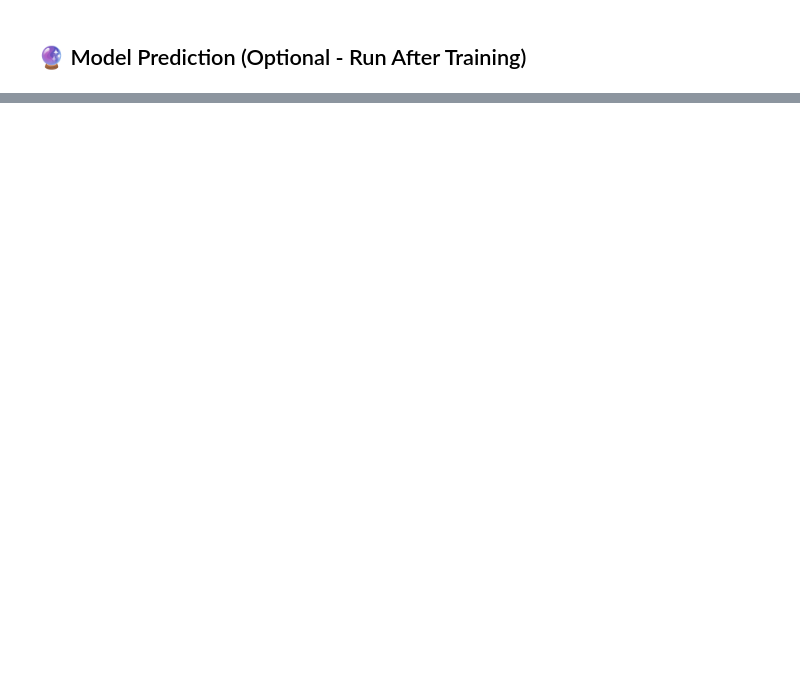
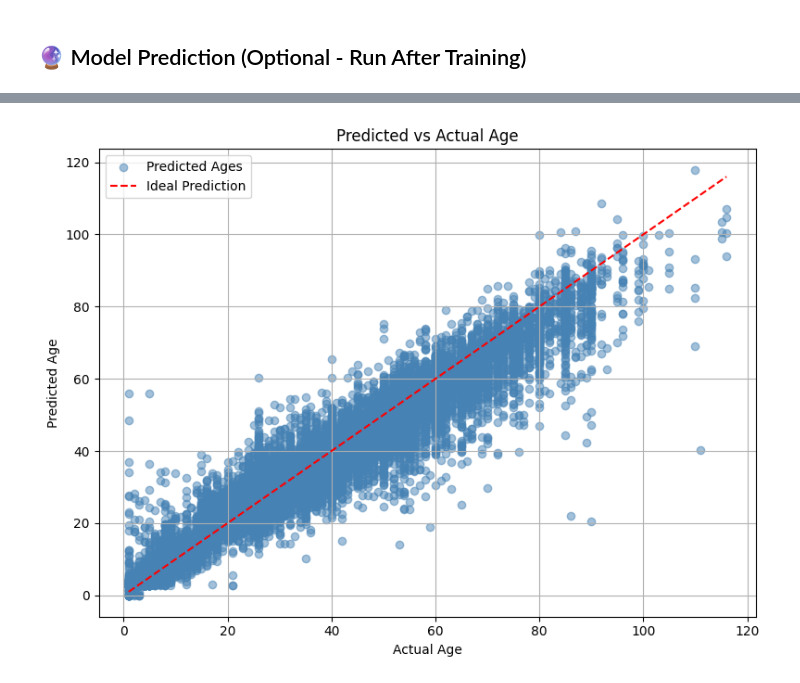
Before and after one commit to oussamarachdi/facial-cnn, a Jupyter notebook: notebooks/01_exploration_visuals.ipynb, the cells around one changed output, grey strips where cells are left out. Saved outputs shown, nothing was run; the diff lists cells and outputs as text; code cells hidden in the pictures; blank space fills up the shorter version.

```diff
--- a/notebooks/01_exploration_visuals.ipynb
+++ b/notebooks/01_exploration_visuals.ipynb
@@ -46,0 +129,25 @@ show_prediction(model, X, y_gender, y_age, idx=50)
+# %%
+import matplotlib.pyplot as plt
+import numpy as np
+
+# Assuming these are already defined
+# y_true_age = true age labels from test set (e.g., y_test_age)
+# y_pred_age = predicted age values from model (model.predict(...)[1])
+
+# Flatten in case they're still 2D
+y_true_age = y_age.flatten()
+y_pred_age = model.predict(X)[1].flatten()
+
+# Create scatter plot
+plt.figure(figsize=(8, 6))
+plt.scatter(y_true_age, y_pred_age, alpha=0.5, color='steelblue', label='Predicted Ages')
+plt.plot([min(y_true_age), max(y_true_age)], [min(y_true_age), max(y_true_age)], color='red', linestyle='--', label='Ideal Prediction')
+
+plt.title('Predicted vs Actual Age')
+plt.xlabel('Actual Age')
+plt.ylabel('Predicted Age')
+plt.legend()
+plt.grid(True)
+plt.tight_layout()
+plt.show()
+# %% [output]
@@ -46,0 +155 @@ show_prediction(model, X, y_gender, y_age, idx=50)
+[figure, added]
```
Also changed, not shown: parts of 7 cells of this notebook, 14 other files.
